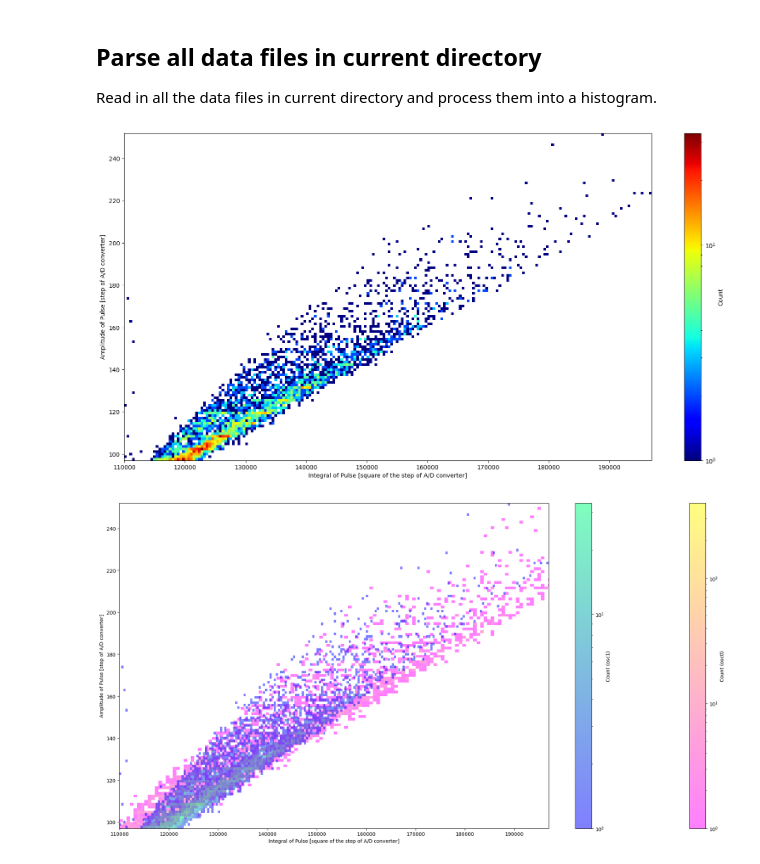
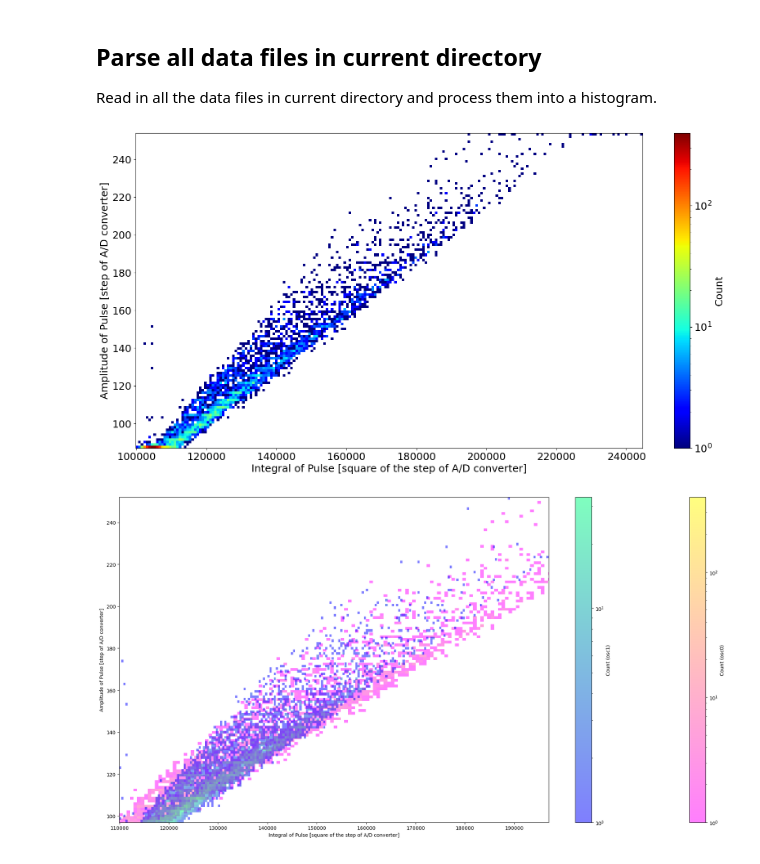
Before and after one commit to ODZ-UJF-AV-CR/osciloskop, a Jupyter notebook: cerf2025-osciloskop-hystogram.ipynb, the cells around one changed output. Cells and saved outputs as stored; diff of their text form; code cells hidden in the pictures.

```diff
--- a/cerf2025-osciloskop-hystogram.ipynb
+++ b/cerf2025-osciloskop-hystogram.ipynb
@@ -137,35 +283,35 @@ def ProcessData():
 
         if maximum < 256:
             x.append(maximum)
             y.append(suma)
             z.append(minimum)
 
 
 
 
-for f in glob.iglob("./data/osc1*.h5"):
+for f in glob.iglob("/storage/experiments/2025/05_CERF/TEST_OSC_DATA/osc0*.h5"):
     #!!!print(f'  {f}')
     try:
         with h5py.File(f, 'r') as hf:
             ProcessData()
     except Exception as e:
         print(f"Error reading {f}: {e}")
 
 if len(x) > 0 and len(y) > 0:
     h, xedges, yedges, image = plt.hist2d(
         y, x, bins=(200, 128),
         norm=matplotlib.colors.LogNorm(),
         cmap=plt.cm.jet
     )
 else:
     print("\u26a0\ufe0f \u017d\u00e1dn\u00e1 data nebyla na\u010dtena. Histogram nebude vykreslen.")
 
 plt.xlabel('Integral of Pulse [square of the step of A/D converter]')
 plt.ylabel('Amplitude of Pulse [step of A/D converter]')
 plt.colorbar(image, label='Count')
 plt.show()
 # %% [output]
-[figure, old version]
+[figure, new version]
 # %%
 import matplotlib.pyplot as plt
 import h5py
```
Also changed, not shown: parts of 4 cells of this notebook.
